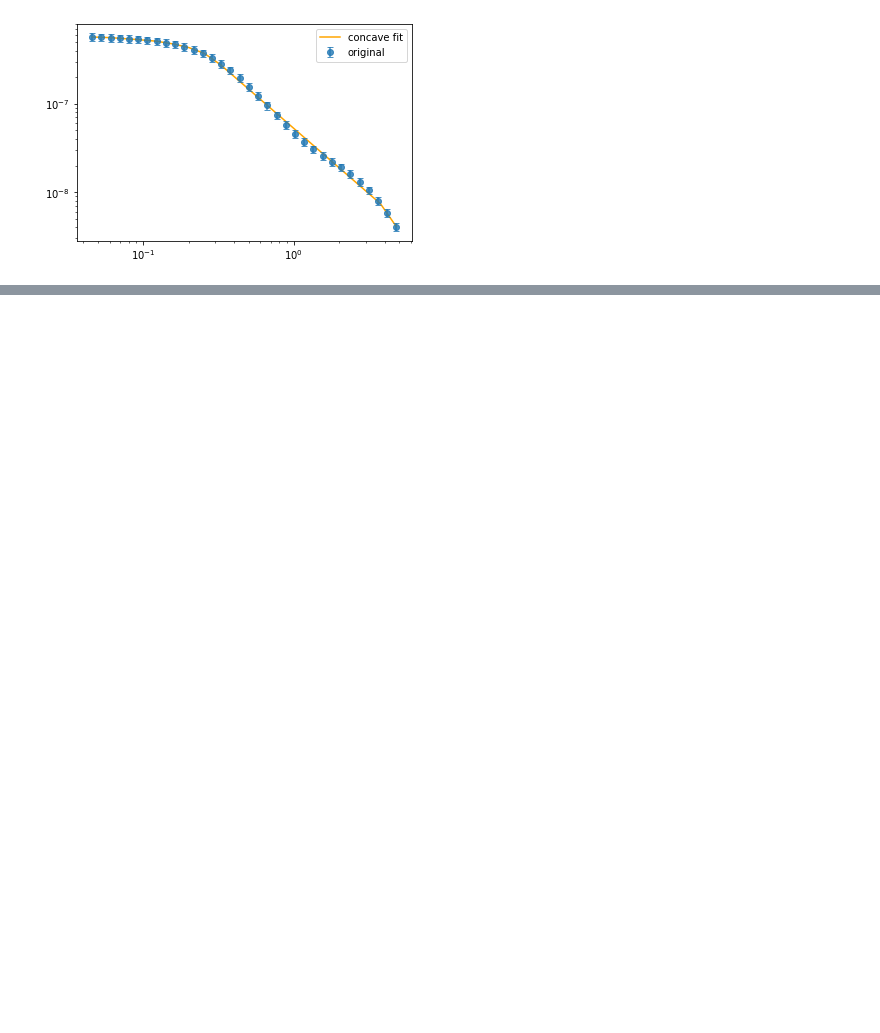
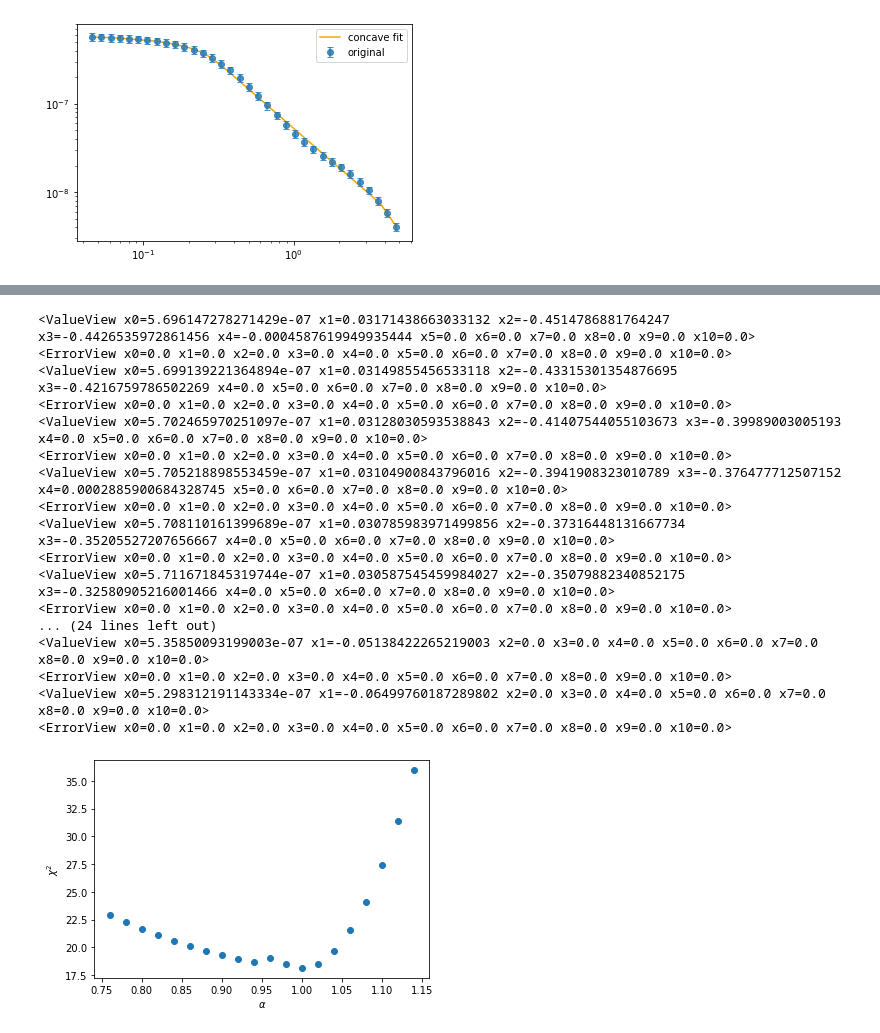
Before and after one commit to R-Grau/EBLpy, a Jupyter notebook: Multiple_Broken_power_law.ipynb, the cells around one changed output, grey strips where cells are left out. Cells and saved outputs as stored; diff of their text form; code cells hidden in the pictures; blank space fills up the shorter version.

```diff
--- a/Multiple_Broken_power_law.ipynb
+++ b/Multiple_Broken_power_law.ipynb
@@ -132,0 +357,44 @@ plt.show()
+# %%
+chisqs = []
+alphas = []
+
+for i in range(20):
+    alpha = round(0.76 + 0.02 * i, 2)
+    alphas.append(alpha)
+    dNdE2 = dNdE_b * np.exp(alpha*tau[3:37])
+    dNdE2_u = dNdE_b_u * np.exp(alpha*tau[3:37])
+    SED2 = np.square(E[3:37]) * dNdE2
+    SED_u2 = np.square(E[3:37]) * dNdE2_u
+    ydata = SED2
+    xdata = E[3:37]
+    knots = 5
+    ydata_u = SED_u2
+    initial_guess = np.array([5e-7, 0, 0, 0, 0, 0, 0, 0, 0, 0, 0]) #phi_0, lam1, deltas (len(deltas)=knots-2))
+    things = multiple_bpl_fit(initial_guess=initial_guess)
+    chi2 = chisq(SED2, multiple_bpl(E[3:37], things.values), SED_u2)
+    chisqs.append(chi2)
+
+plt.plot(alphas, chisqs, 'o')
+#plt.yscale('log')
+plt.xlabel(r'$\alpha$')
+plt.ylabel(r'$\chi^2$')
+plt.show()
+# %% [output]
+<ValueView x0=5.696147278271429e-07 x1=0.03171438663033132 x2=-0.4514786881764247 x3=-0.4426535972861456 x4=-0.0004587619949935444 x5=0.0 x6=0.0 x7=0.0 x8=0.0 x9=0.0 x10=0.0>
+<ErrorView x0=0.0 x1=0.0 x2=0.0 x3=0.0 x4=0.0 x5=0.0 x6=0.0 x7=0.0 x8=0.0 x9=0.0 x10=0.0>
+<ValueView x0=5.699139221364894e-07 x1=0.03149855456533118 x2=-0.43315301354876695 x3=-0.4216759786502269 x4=0.0 x5=0.0 x6=0.0 x7=0.0 x8=0.0 x9=0.0 x10=0.0>
+<ErrorView x0=0.0 x1=0.0 x2=0.0 x3=0.0 x4=0.0 x5=0.0 x6=0.0 x7=0.0 x8=0.0 x9=0.0 x10=0.0>
+<ValueView x0=5.702465970251097e-07 x1=0.03128030593538843 x2=-0.41407544055103673 x3=-0.39989003005193 x4=0.0 x5=0.0 x6=0.0 x7=0.0 x8=0.0 x9=0.0 x10=0.0>
+<ErrorView x0=0.0 x1=0.0 x2=0.0 x3=0.0 x4=0.0 x5=0.0 x6=0.0 x7=0.0 x8=0.0 x9=0.0 x10=0.0>
+<ValueView x0=5.705218898553459e-07 x1=0.03104900843796016 x2=-0.3941908323010789 x3=-0.376477712507152 x4=0.0002885900684328745 x5=0.0 x6=0.0 x7=0.0 x8=0.0 x9=0.0 x10=0.0>
+<ErrorView x0=0.0 x1=0.0 x2=0.0 x3=0.0 x4=0.0 x5=0.0 x6=0.0 x7=0.0 x8=0.0 x9=0.0 x10=0.0>
+<ValueView x0=5.708110161399689e-07 x1=0.030785983971499856 x2=-0.37316448131667734 x3=-0.35205527207656667 x4=0.0 x5=0.0 x6=0.0 x7=0.0 x8=0.0 x9=0.0 x10=0.0>
+<ErrorView x0=0.0 x1=0.0 x2=0.0 x3=0.0 x4=0.0 x5=0.0 x6=0.0 x7=0.0 x8=0.0 x9=0.0 x10=0.0>
+<ValueView x0=5.711671845319744e-07 x1=0.030587545459984027 x2=-0.35079882340852175 x3=-0.32580905216001466 x4=0.0 x5=0.0 x6=0.0 x7=0.0 x8=0.0 x9=0.0 x10=0.0>
+<ErrorView x0=0.0 x1=0.0 x2=0.0 x3=0.0 x4=0.0 x5=0.0 x6=0.0 x7=0.0 x8=0.0 x9=0.0 x10=0.0>
+... (24 lines left out)
+<ValueView x0=5.35850093199003e-07 x1=-0.05138422265219003 x2=0.0 x3=0.0 x4=0.0 x5=0.0 x6=0.0 x7=0.0 x8=0.0 x9=0.0 x10=0.0>
+<ErrorView x0=0.0 x1=0.0 x2=0.0 x3=0.0 x4=0.0 x5=0.0 x6=0.0 x7=0.0 x8=0.0 x9=0.0 x10=0.0>
+<ValueView x0=5.298312191143334e-07 x1=-0.06499760187289802 x2=0.0 x3=0.0 x4=0.0 x5=0.0 x6=0.0 x7=0.0 x8=0.0 x9=0.0 x10=0.0>
+<ErrorView x0=0.0 x1=0.0 x2=0.0 x3=0.0 x4=0.0 x5=0.0 x6=0.0 x7=0.0 x8=0.0 x9=0.0 x10=0.0>
+[figure, added]
```
Also changed, not shown: parts of 20 cells of this notebook, 21 other files.
